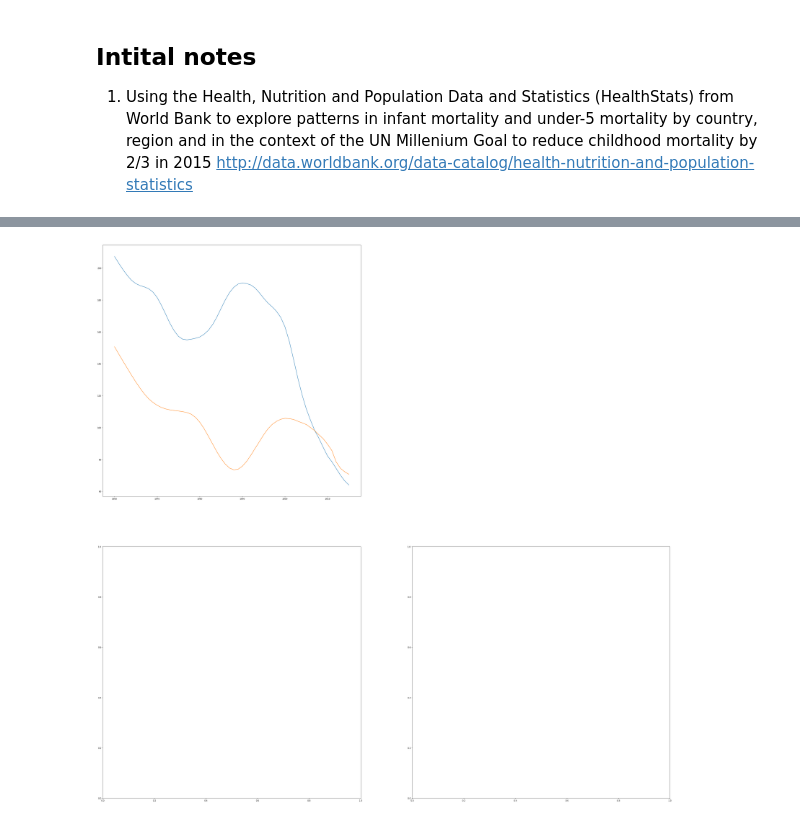
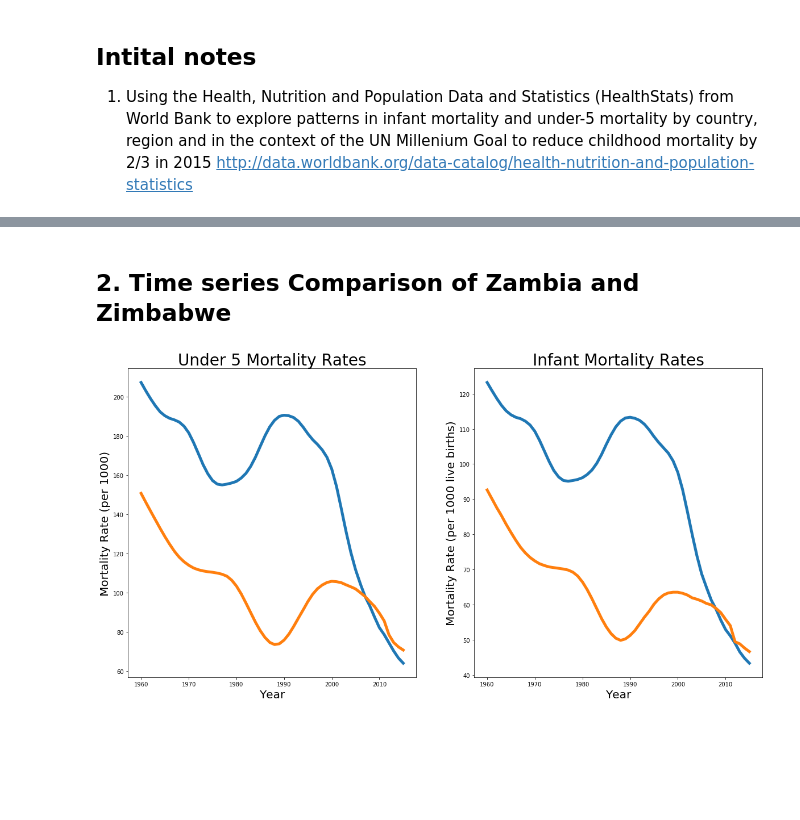
Before and after one commit to spaceport729/thinkful, a Jupyter notebook: Capstone_Project.ipynb, the cells around one changed output, grey strips where cells are left out. Drawn from its saved outputs; the diff is of its cells as text; code cells hidden in the pictures; blank space fills up the shorter version.

```diff
--- a/Capstone_Project.ipynb
+++ b/Capstone_Project.ipynb
@@ -32,12 +31,14 @@ for record in df:
 df2 = df.ix[14145:, :]
 df3 = df2.ix[lambda df2: df2['full_count'] > 60]
 
+
 # Create a new Data frame that only includes indicators for Mortality rate under 5 and mortality rate infant
 indicatorsInclude = ['Mortality rate, under-5 (per 1,000)', 'Mortality rate, infant (per 1,000 live births)']
 df_mortality = df3.ix[lambda df3: df3['Indicator Name'].isin(indicatorsInclude),:]
 
-df_under_5 = df3.ix[lambda df3: df3['Indicator Name'] == 'Mortality rate, under-5 (per 1,000)', :]
-df_infant_mortality = df3.ix[lambda df3: df3['Indicator Name'] == 'Mortality rate, infant (per 1,000) live births)', :]
+
+df_under_5 = df_mortality.ix[lambda df_mortality: df_mortality['Indicator Name'] == 'Mortality rate, under-5 (per 1,000)', :]
+df_infant_mortality = df_mortality.ix[lambda df_mortality: df_mortality['Indicator Name'] == 'Mortality rate, infant (per 1,000 live births)', :]
 
 # Get regional data only
 df4 = df.ix[:14144, :]
@@ -179,39 +220,42 @@ See the caveats in the documentation: http://pandas.pydata.org/pandas-docs/stabl
+# %% [markdown]
+## 2. Time series Comparison of Zambia and Zimbabwe
 # %%
-##Is there a significant difference between before and after millenium goals for high middle low What are the mortality rates by region and country wealth -include time series - what is the relative rate of decrease depending on region and country wealth
-#print(df_regional_under_5)
-#df_regional_infant_mortality
 
-plt.figure(figsize=(50,50))
+plt.figure(figsize=(20,10))
 
-plt.subplot(2,2,1)
-df_sorted_mort_Zambia = df_sorted_mort_5.ix[lambda df: df_sorted_mort_5['Country Name'] == 'Zambia',:]
-df_mort_Zambia = df_sorted_mort_Zambia.drop(['Country Name', 'Indicator Name','Country Code', 'Indicator Code','full_count', 'ratio'], axis=1)
-df_sorted_infant_Zambia = df_sorted_mort_infant.ix[lambda df: df_sorted_mort_infant['Country Name'] == 'Zambia',:]
-df_infant_Zambia = df_sorted_infant_Zambia.drop(['Country Code', 'Indicator Code','full_count', 'ratio'], axis=1)
 
-df_sorted_mort_Zimbabwe = df_sorted_mort_5.ix[lambda df: df_sorted_mort_5['Country Name'] == 'Zimbabwe',:]
-df_mort_Zimbabwe = df_sorted_mort_Zimbabwe.drop(['Country Name', 'Indicator Name','Country Code','Indicator Code','full_count', 'ratio'], axis=1)
-df_sorted_infant_Zimbabwe = df_sorted_mort_infant.ix[lambda df: df_sorted_mort_infant['Country Name'] == 'Zimbabwe',:]
-df_infant_Zimbabwe = df_sorted_infant_Zimbabwe.drop(['Country Code','Indicator Code','full_count', 'ratio'], axis=1)
+plt.subplot(1,2,1)
+
+df_sorted_mort_Zambia = df_under_5.ix[lambda df: df_under_5['Country Name'] == 'Zambia',:]
+df_mort_Zambia = df_sorted_mort_Zambia.drop(['Country Name', 'Indicator Name','Country Code', 'Indicator Code','full_count'], axis=1)
+df_sorted_infant_Zambia = df_infant_mortality.ix[lambda df: df_infant_mortality['Country Name'] == 'Zambia',:]
+df_infant_Zambia = df_sorted_infant_Zambia.drop(['Country Name','Country Code','Indicator Name', 'Indicator Code','full_count'], axis=1)
+
+df_sorted_mort_Zimbabwe = df_under_5.ix[lambda df: df_under_5['Country Name'] == 'Zimbabwe',:]
+df_mort_Zimbabwe = df_sorted_mort_Zimbabwe.drop(['Country Name', 'Indicator Name','Country Code','Indicator Code','full_count'], axis=1)
+df_sorted_infant_Zimbabwe = df_infant_mortality.ix[lambda df: df_infant_mortality['Country Name'] == 'Zimbabwe',:]
+df_infant_Zimbabwe = df_sorted_infant_Zimbabwe.drop(['Country Name','Country Code', 'Indicator Name','Indicator Code','full_count'], axis=1)
 
 
 df_mort_Zambia2 =df_mort_Zambia.T
 df_mort_Zimbabwe2 = df_mort_Zimbabwe.T
-plt.plot(df_mort_Zambia2['Zambia'])
-plt.plot(df_mort_Zimbabwe2['Zimbabwe'])
+df_infant_Zambia2 = df_infant_Zambia.T
+df_infant_Zimbabwe2 = df_infant_Zimbabwe.T
 
+plt.plot(df_mort_Zambia2, linewidth=5)
+plt.ylabel('Mortality Rate (per 1000)', fontsize=20)
+plt.plot(df_mort_Zimbabwe2, linewidth=5)
+plt.title('Under 5 Mortality Rates',fontsize=28)
+plt.xlabel('Year', fontsize=20)
 
-
-
-
-plt.subplot(2,2,3)
-plt.subplot(2,2,4)
-
-
+plt.subplot(1,2,2)
+plt.plot(df_infant_Zambia2, linewidth=5)
+plt.plot(df_infant_Zimbabwe2, linewidth=5)
+plt.title('Infant Mortality Rates', fontsize=28)
+plt.ylabel('Mortality Rate (per 1000 live births)', fontsize=20)
+plt.xlabel('Year', fontsize=20)
+#plt.legend()
 
 plt.show()
-%matplotlib inline
-
-#Plot the rest of the southern african countries to compare
 # %% [output]
-[figure, old version]
+[figure, new version]
```
Also changed, not shown: parts of 17 cells of this notebook.
